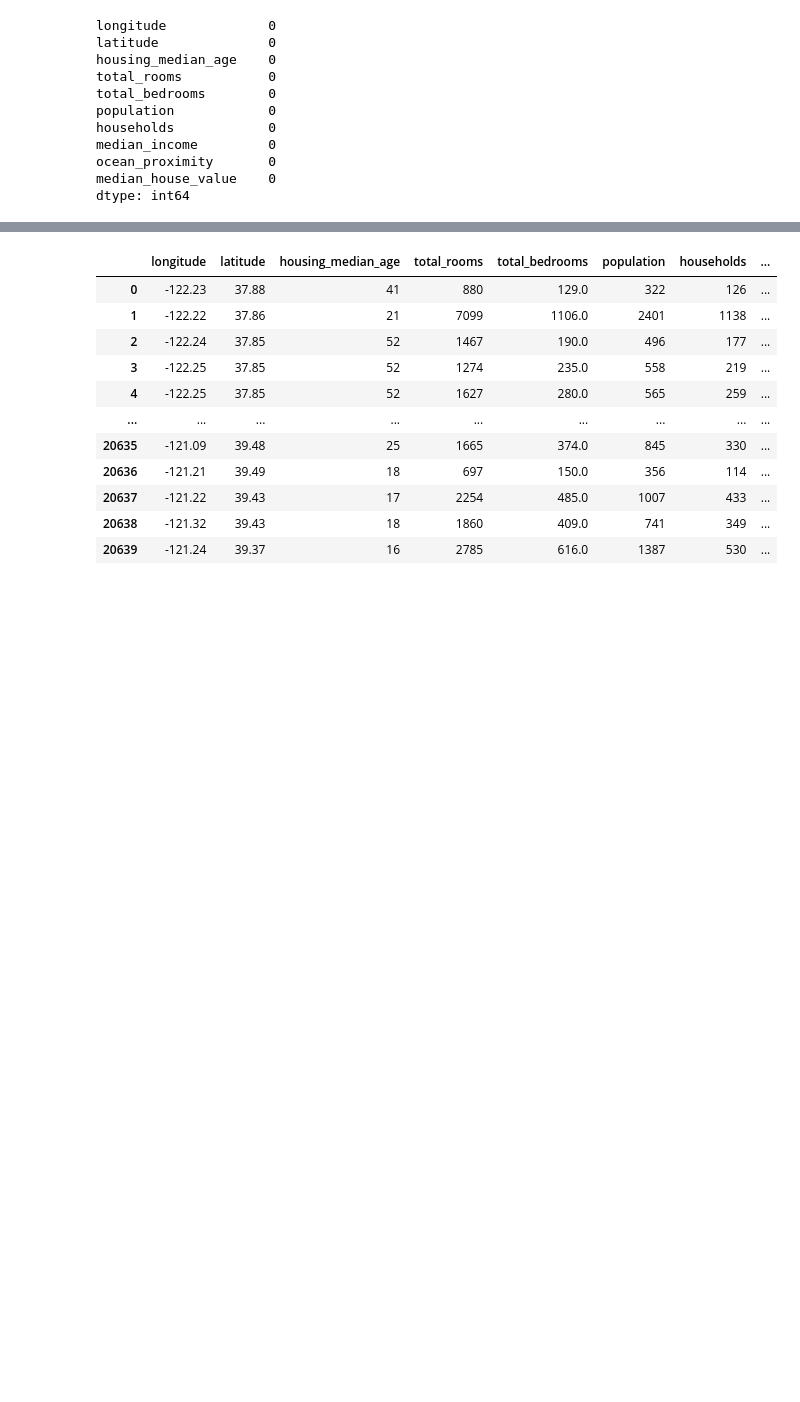
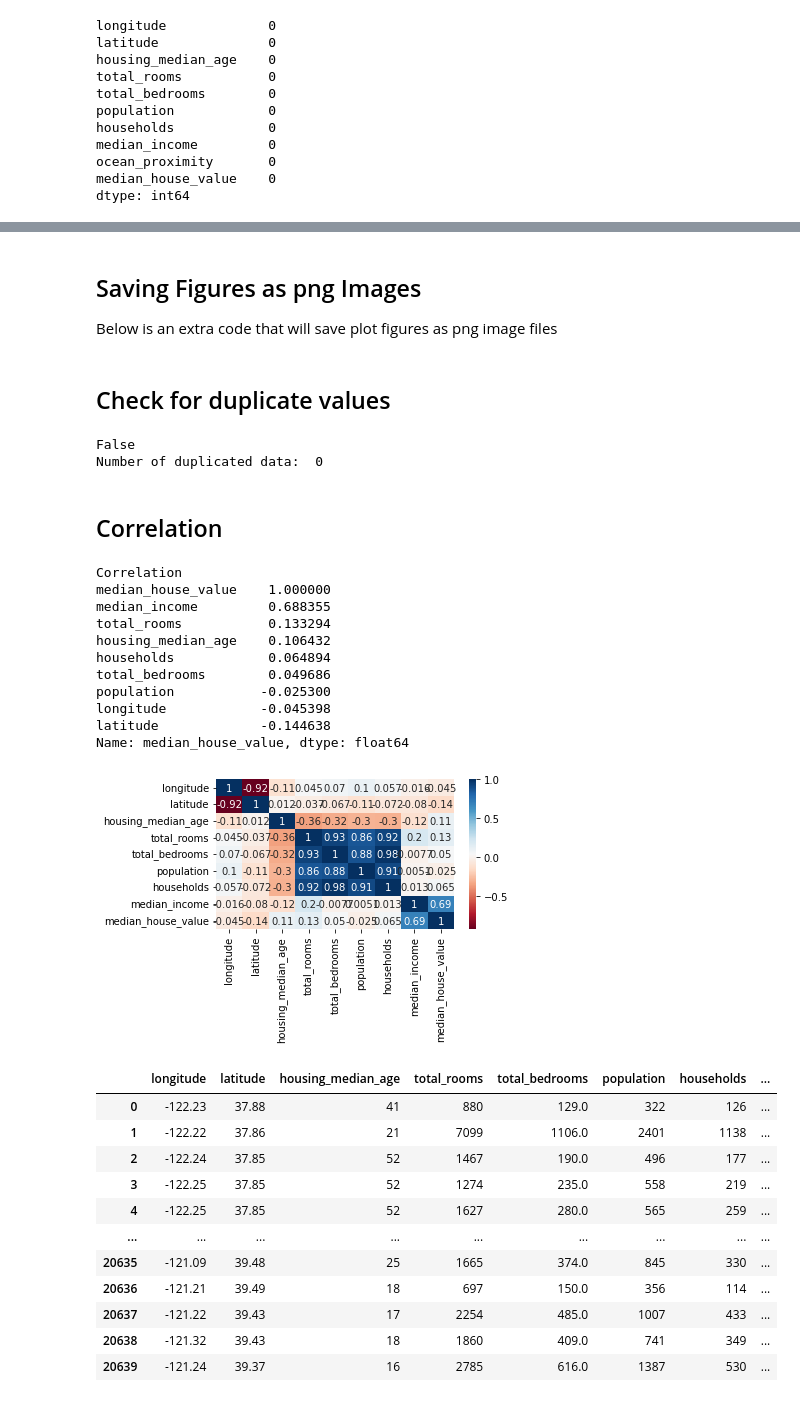
Before and after one commit to AiJared/Carlifornia-House-Price-Prediction, a Jupyter notebook: Carlifornia House Price Prediction.ipynb, the cells around one changed output, grey strips where cells are left out. Cells and saved outputs as stored; diff of their text form; code cells hidden in the pictures; blank space fills up the shorter version.

Commit message:
correlation

```diff
--- a/Carlifornia House Price Prediction.ipynb
+++ b/Carlifornia House Price Prediction.ipynb
@@ -165,0 +142,4 @@ Number of duplicated data:  0
+# %% [markdown]
+## Saving Figures as png Images
+
+Below is an extra code that will save plot figures as png image files
@@ -166,3 +157,36 @@ Number of duplicated data:  0
+# %% [markdown]
+## Check for duplicate values
+# %%
+print(dataset.duplicated().any())
+duplicated_data = dataset.duplicated()
+print("Number of duplicated data: ", duplicated_data[duplicated_data == True].size)
+# %% [output]
+False
+Number of duplicated data:  0
+# %% [markdown]
+## Correlation
+# %%
+# check for correlation
+import seaborn as sns
+
+print("Correlation")
+print(dataset.corr()["median_house_value"].sort_values(ascending=False))
+sns.heatmap(dataset.corr(), annot=True, cmap="RdBu")
+save_fig("correlation")
+plt.show()
+# %% [output]
+Correlation
+median_house_value    1.000000
+median_income         0.688355
+total_rooms           0.133294
+housing_median_age    0.106432
+households            0.064894
+total_bedrooms        0.049686
+population           -0.025300
+longitude            -0.045398
+latitude             -0.144638
+Name: median_house_value, dtype: float64
+[figure, added]
 # %%
 X = dataset.iloc[:, :9]# get a copy of dataset, exclude the last column
 y = dataset.iloc[:, 9].values # get an array of values from column 9
```
Also changed, not shown: parts of 7 cells of this notebook, 1 other file.
